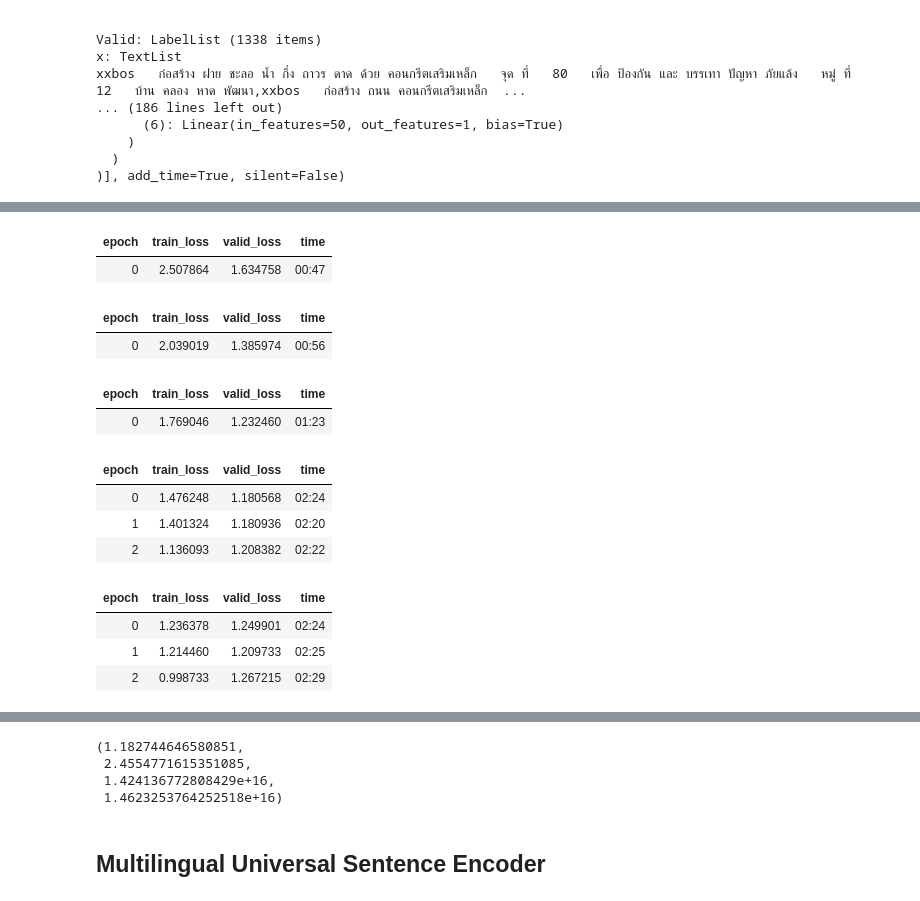
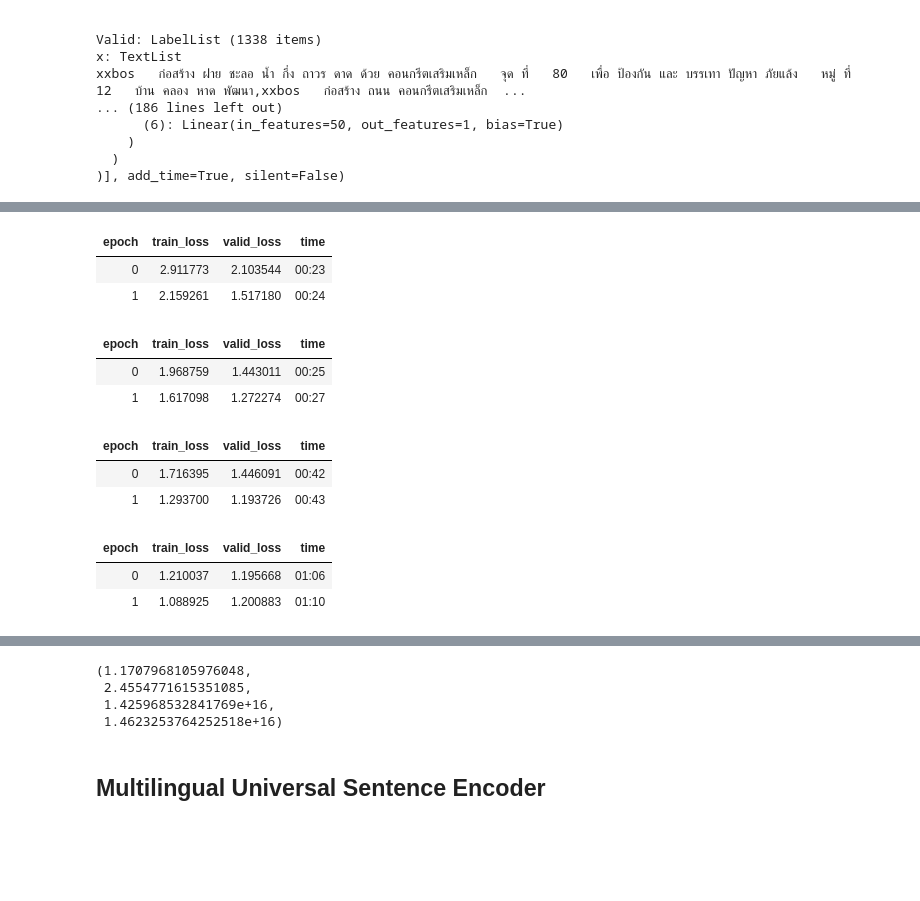
Before and after one commit to PyThaiNLP/thaimaimeex, a Jupyter notebook: regression.ipynb, the cells around one changed output, grey strips where cells are left out. Cells and saved outputs as stored; diff of their text form; code cells hidden in the pictures; blank space fills up the shorter version.

```diff
--- a/regression.ipynb
+++ b/regression.ipynb
@@ -334,33 +341,31 @@ LR Finder is complete, type {learner_name}.recorder.plot() to see the graph.
 # %%
 #train unfrozen
 learn_cls.freeze_to(-1)
-learn_cls.fit_one_cycle(1, 2e-2, moms=(0.8, 0.7))
+learn_cls.fit_one_cycle(2, 1e-1, moms=(0.8, 0.7))
 # %% [output]
 | epoch | train_loss | valid_loss | time |
-| 0 | 2.507864 | 1.634758 | 00:47 |
+| 0 | 2.911773 | 2.103544 | 00:23 |
+| 1 | 2.159261 | 1.517180 | 00:24 |
 # %%
 #gradual unfreezing
 learn_cls.freeze_to(-2)
-learn_cls.fit_one_cycle(1, slice(1e-2 / (2.6 ** 4), 1e-2), moms=(0.8, 0.7))
-learn_cls.freeze_to(-3)
-learn_cls.fit_one_cycle(1, slice(5e-3 / (2.6 ** 4), 5e-3), moms=(0.8, 0.7))
-learn_cls.unfreeze()
-learn_cls.fit_one_cycle(3, slice(1e-3 / (2.6 ** 4), 1e-3), moms=(0.8, 0.7))
+learn_cls.fit_one_cycle(2, slice(1e-2 / (2.6 ** 4), 1e-2), moms=(0.8, 0.7))
 # %% [output]
 | epoch | train_loss | valid_loss | time |
-| 0 | 2.039019 | 1.385974 | 00:56 |
+| 0 | 1.968759 | 1.443011 | 00:25 |
+| 1 | 1.617098 | 1.272274 | 00:27 |
-| epoch | train_loss | valid_loss | time |
-| 0 | 1.769046 | 1.232460 | 01:23 |
-| epoch | train_loss | valid_loss | time |
-| 0 | 1.476248 | 1.180568 | 02:24 |
-| 1 | 1.401324 | 1.180936 | 02:20 |
-| 2 | 1.136093 | 1.208382 | 02:22 |
+# %%
+learn_cls.freeze_to(-3)
+learn_cls.fit_one_cycle(2, slice(5e-3 / (2.6 ** 4), 5e-3), moms=(0.8, 0.7))
+# %% [output]
+| epoch | train_loss | valid_loss | time |
+| 0 | 1.716395 | 1.446091 | 00:42 |
+| 1 | 1.293700 | 1.193726 | 00:43 |
 # %%
 learn_cls.unfreeze()
-learn_cls.fit_one_cycle(3, slice(1e-3 / (2.6 ** 4), 1e-3), moms=(0.8, 0.7))
+learn_cls.fit_one_cycle(2, slice(1e-3 / (2.6 ** 4), 1e-3), moms=(0.8, 0.7))
 # %% [output]
 | epoch | train_loss | valid_loss | time |
-| 0 | 1.236378 | 1.249901 | 02:24 |
-| 1 | 1.214460 | 1.209733 | 02:25 |
-| 2 | 0.998733 | 1.267215 | 02:29 |
+| 0 | 1.210037 | 1.195668 | 01:06 |
+| 1 | 1.088925 | 1.200883 | 01:10 |
 # %%
@@ -374,9 +379,9 @@ pred = preds.squeeze().numpy()
 np.mean((pred-y_test)**2), np.mean((y_test-y_test.mean())**2),\
 np.mean((np.exp(pred)-np.exp(y_test))**2), np.mean((np.exp(y_test)-np.exp(y_test.mean()))**2),
 # %% [output]
-(1.182744646580851,
+(1.1707968105976048,
  2.4554771615351085,
- 1.424136772808429e+16,
+ 1.425968532841769e+16,
  1.4623253764252518e+16)
 # %% [markdown]
 ## Multilingual Universal Sentence Encoder
```
Also changed, not shown: parts of 11 cells of this notebook.
